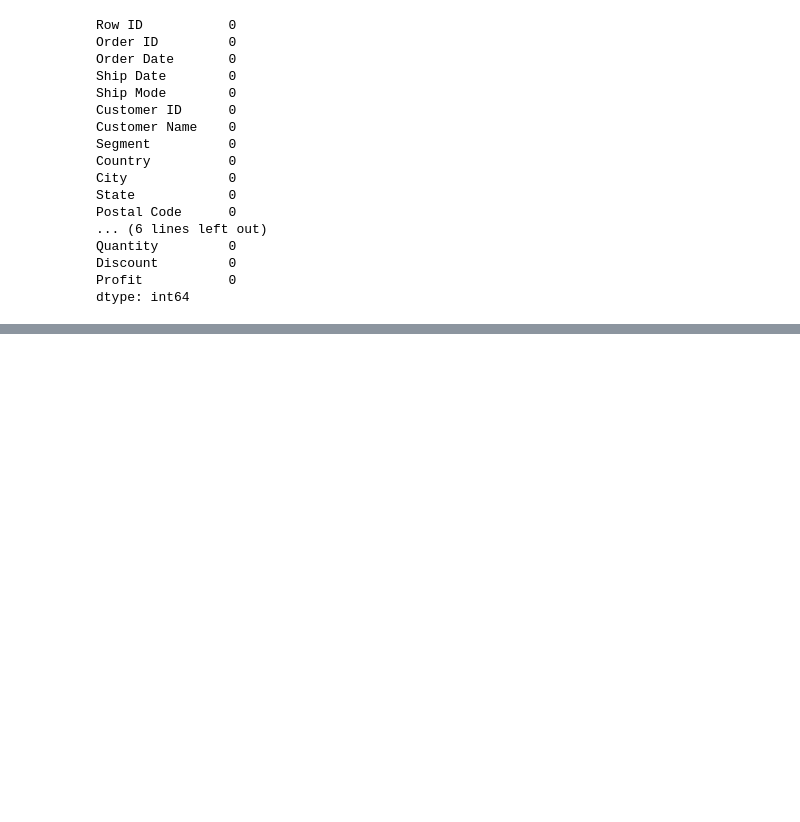
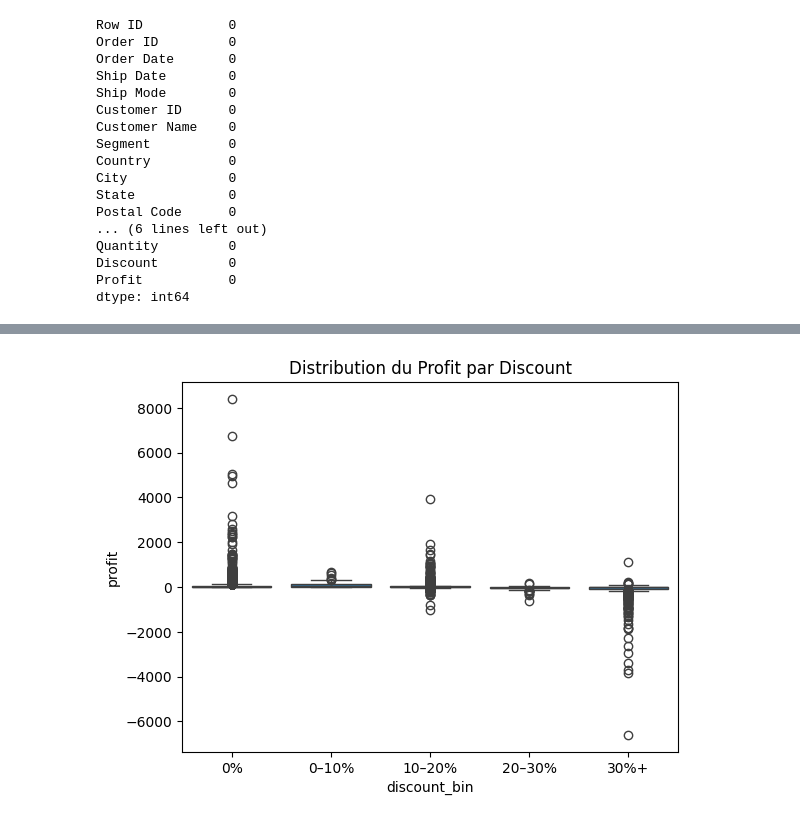
Before and after one commit to msshaqura/project_superstore, a Jupyter notebook: sample_superstore.ipynb, the cells around one changed output, grey strips where cells are left out. Drawn from its saved outputs; the diff is of its cells as text; code cells hidden in the pictures; blank space fills up the shorter version.

```diff
--- a/sample_superstore.ipynb
+++ b/sample_superstore.ipynb
@@ -83,0 +314,10 @@ df.describe()
+# %%
+sns.boxplot(
+    data=df_cleaned,
+    x='discount_bin',
+    y='profit'
+)
+plt.title("Distribution du Profit par Discount")
+plt.show()
+# %% [output]
+[figure, added]
```
Also changed, not shown: parts of 27 cells of this notebook, 1 other file.
